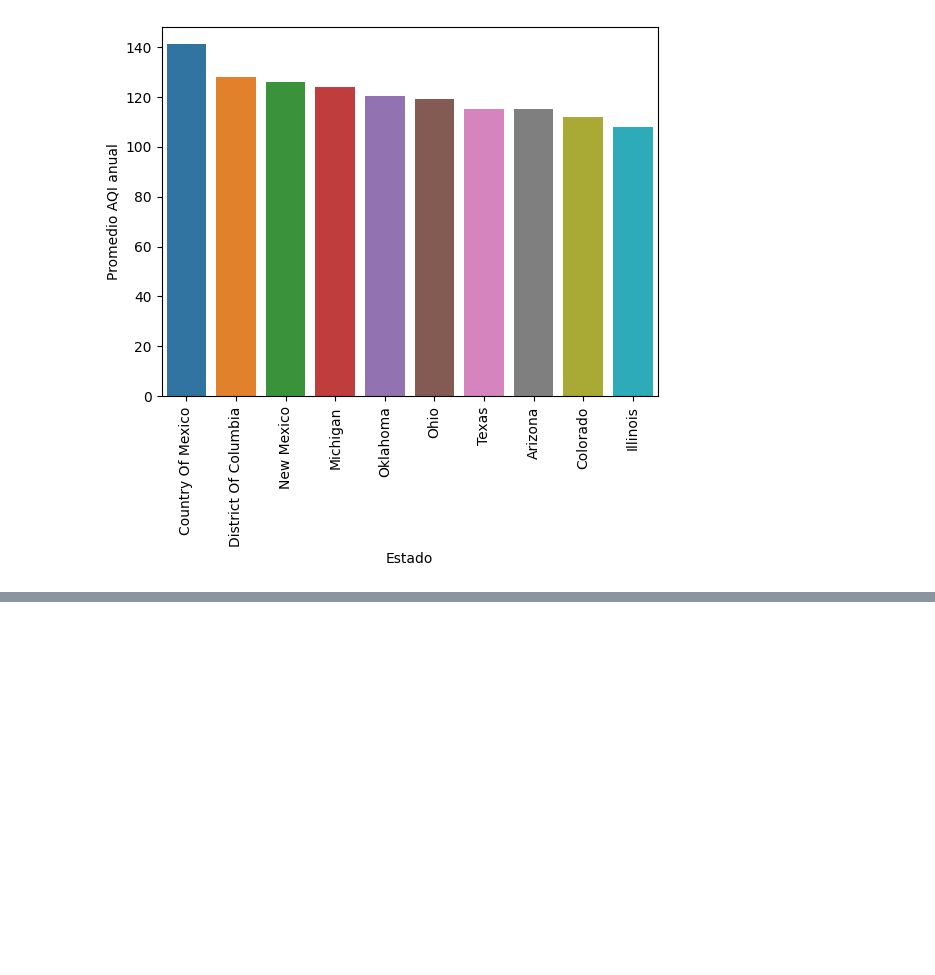
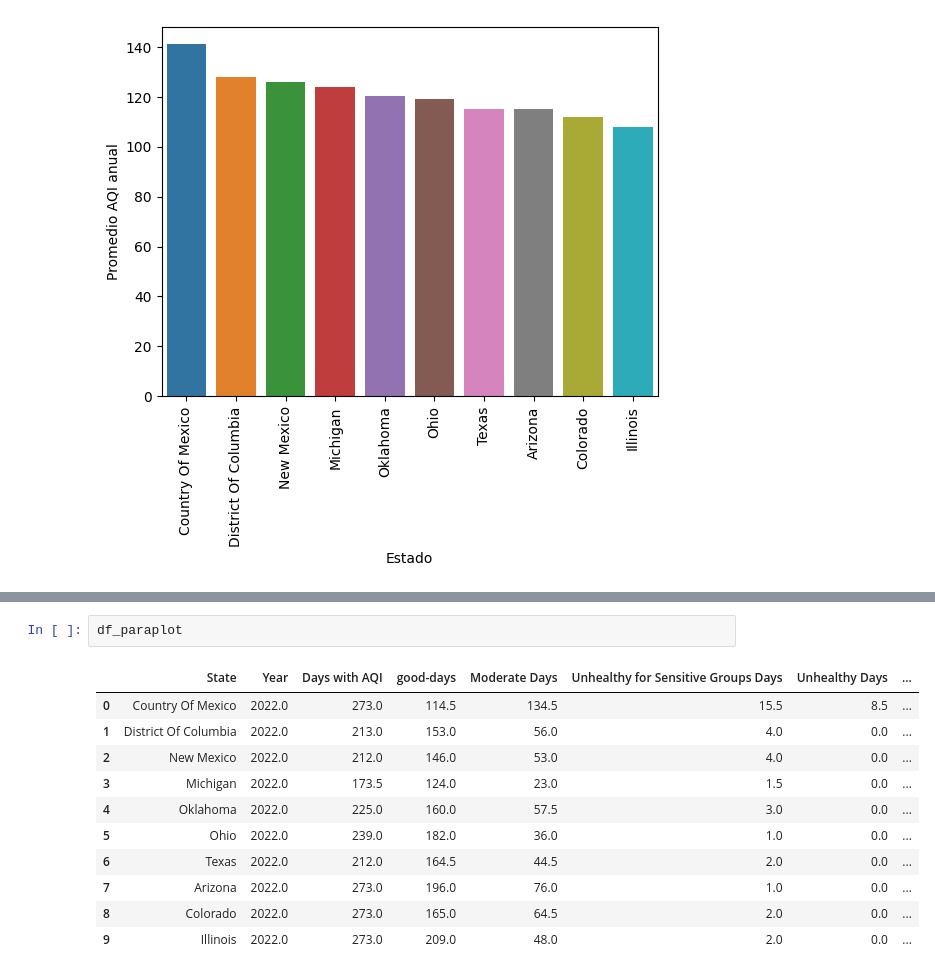
Before and after one commit to adolfo85/DataAir, a Jupyter notebook: notebooks/0.0-air-introduction.ipynb, the cells around one changed output, grey strips where cells are left out. Saved outputs shown, nothing was run; the diff lists cells and outputs as text; blank space fills up the shorter version.

```diff
--- a/notebooks/0.0-air-introduction.ipynb
+++ b/notebooks/0.0-air-introduction.ipynb
@@ -120,0 +122,14 @@ plt.show()
+# %%
+df_paraplot
+# %% [output]
+|  | State | Year | Days with AQI | good-days | Moderate Days | Unhealthy for Sensitive Groups Days | Unhealthy Days | ... |
+| 0 | Country Of Mexico | 2022.0 | 273.0 | 114.5 | 134.5 | 15.5 | 8.5 | ... |
+| 1 | District Of Columbia | 2022.0 | 213.0 | 153.0 | 56.0 | 4.0 | 0.0 | ... |
+| 2 | New Mexico | 2022.0 | 212.0 | 146.0 | 53.0 | 4.0 | 0.0 | ... |
+| 3 | Michigan | 2022.0 | 173.5 | 124.0 | 23.0 | 1.5 | 0.0 | ... |
+| 4 | Oklahoma | 2022.0 | 225.0 | 160.0 | 57.5 | 3.0 | 0.0 | ... |
+| 5 | Ohio | 2022.0 | 239.0 | 182.0 | 36.0 | 1.0 | 0.0 | ... |
+| 6 | Texas | 2022.0 | 212.0 | 164.5 | 44.5 | 2.0 | 0.0 | ... |
+| 7 | Arizona | 2022.0 | 273.0 | 196.0 | 76.0 | 1.0 | 0.0 | ... |
+| 8 | Colorado | 2022.0 | 273.0 | 165.0 | 64.5 | 2.0 | 0.0 | ... |
+| 9 | Illinois | 2022.0 | 273.0 | 209.0 | 48.0 | 2.0 | 0.0 | ... |
```
Also changed, not shown: parts of 3 cells of this notebook.
